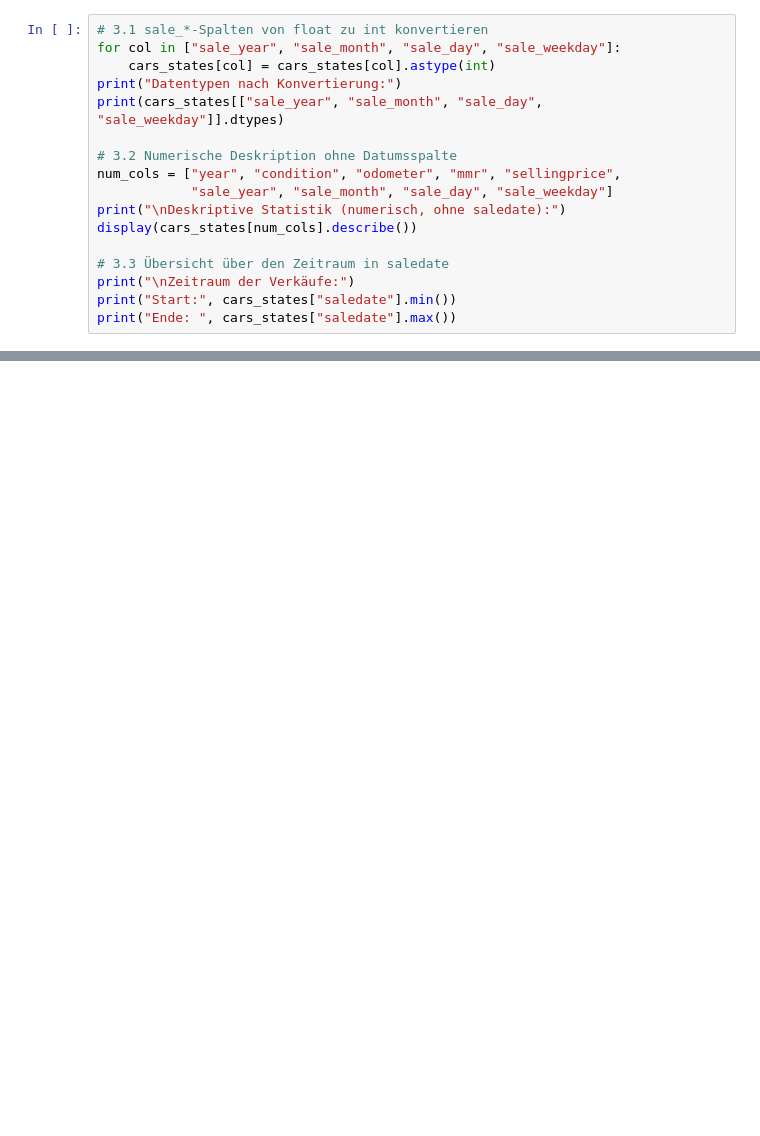
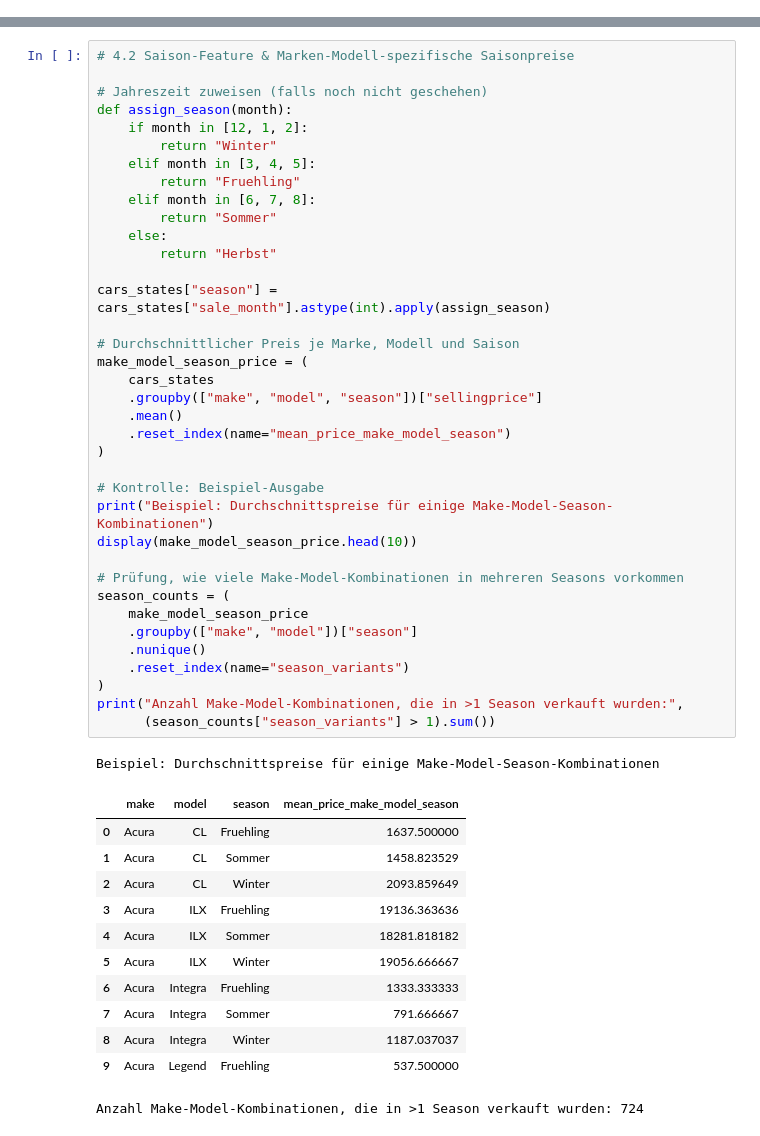
Before and after one commit to chiarasteffen/car_sales_prediction, a Jupyter notebook: notebooks/02_feature_engineering_and_eda.ipynb, the cells around one changed output, grey strips where cells are left out. Saved outputs shown, nothing was run; the diff lists cells and outputs as text; blank space fills up the shorter version.

```diff
--- a/notebooks/02_feature_engineering_and_eda.ipynb
+++ b/notebooks/02_feature_engineering_and_eda.ipynb
@@ -94,17 +77,0 @@ Konvertieren der `sale_*`-Spalten in Ganzzahlen und Aktualisierung der numerisch
-# %%
-# 3.1 sale_*-Spalten von float zu int konvertieren
-for col in ["sale_year", "sale_month", "sale_day", "sale_weekday"]:
-    cars_states[col] = cars_states[col].astype(int)
-print("Datentypen nach Konvertierung:")
-print(cars_states[["sale_year", "sale_month", "sale_day", "sale_weekday"]].dtypes)
-
-# 3.2 Numerische Deskription ohne Datumsspalte
-num_cols = ["year", "condition", "odometer", "mmr", "sellingprice",
-            "sale_year", "sale_month", "sale_day", "sale_weekday"]
-print("\nDeskriptive Statistik (numerisch, ohne saledate):")
-display(cars_states[num_cols].describe())
-
-# 3.3 Übersicht über den Zeitraum in saledate
-print("\nZeitraum der Verkäufe:")
-print("Start:", cars_states["saledate"].min())
-print("Ende: ", cars_states["saledate"].max())
@@ -131,0 +198,51 @@ Ende:  2015-07-20 19:30:00
+# %%
+# 4.2 Saison-Feature & Marken-Modell-spezifische Saisonpreise
+
+# Jahreszeit zuweisen (falls noch nicht geschehen)
+def assign_season(month):
+    if month in [12, 1, 2]:
+        return "Winter"
+    elif month in [3, 4, 5]:
+        return "Fruehling"
+    elif month in [6, 7, 8]:
+        return "Sommer"
+    else:
+        return "Herbst"
+
+cars_states["season"] = cars_states["sale_month"].astype(int).apply(assign_season)
+
+# Durchschnittlicher Preis je Marke, Modell und Saison
+make_model_season_price = (
+    cars_states
+    .groupby(["make", "model", "season"])["sellingprice"]
+    .mean()
+    .reset_index(name="mean_price_make_model_season")
+)
+
+# Kontrolle: Beispiel-Ausgabe
+print("Beispiel: Durchschnittspreise für einige Make-Model-Season-Kombinationen")
+display(make_model_season_price.head(10))
+
+# Prüfung, wie viele Make-Model-Kombinationen in mehreren Seasons vorkommen
+season_counts = (
+    make_model_season_price
+    .groupby(["make", "model"])["season"]
+    .nunique()
+    .reset_index(name="season_variants")
+)
+print("Anzahl Make-Model-Kombinationen, die in >1 Season verkauft wurden:",
+      (season_counts["season_variants"] > 1).sum())
+# %% [output]
+Beispiel: Durchschnittspreise für einige Make-Model-Season-Kombinationen
+|  | make | model | season | mean_price_make_model_season |
+| 0 | Acura | CL | Fruehling | 1637.500000 |
+| 1 | Acura | CL | Sommer | 1458.823529 |
+| 2 | Acura | CL | Winter | 2093.859649 |
+| 3 | Acura | ILX | Fruehling | 19136.363636 |
+| 4 | Acura | ILX | Sommer | 18281.818182 |
+| 5 | Acura | ILX | Winter | 19056.666667 |
+| 6 | Acura | Integra | Fruehling | 1333.333333 |
+| 7 | Acura | Integra | Sommer | 791.666667 |
+| 8 | Acura | Integra | Winter | 1187.037037 |
+| 9 | Acura | Legend | Fruehling | 537.500000 |
+Anzahl Make-Model-Kombinationen, die in >1 Season verkauft wurden: 724
```
Also changed, not shown: parts of 32 cells of this notebook, 2 other files.
